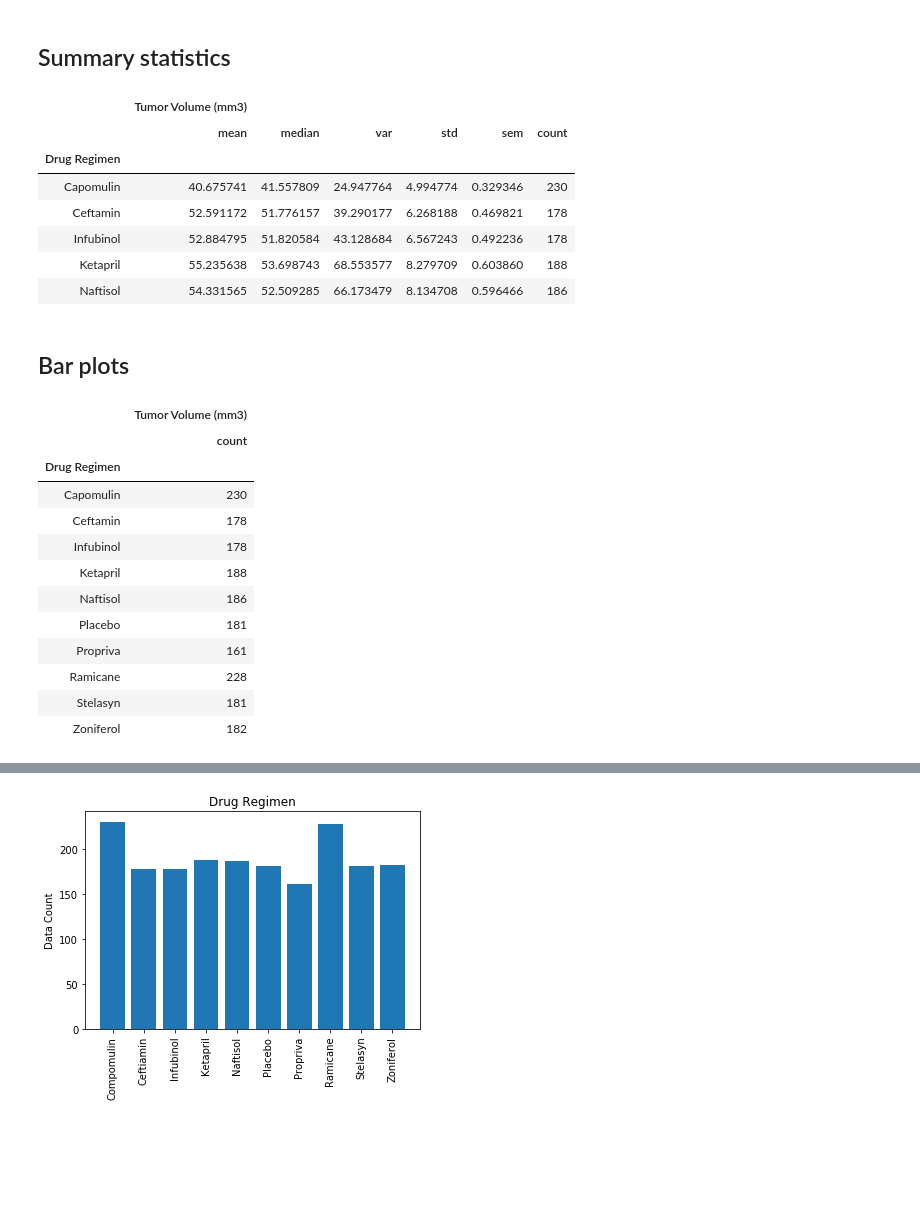
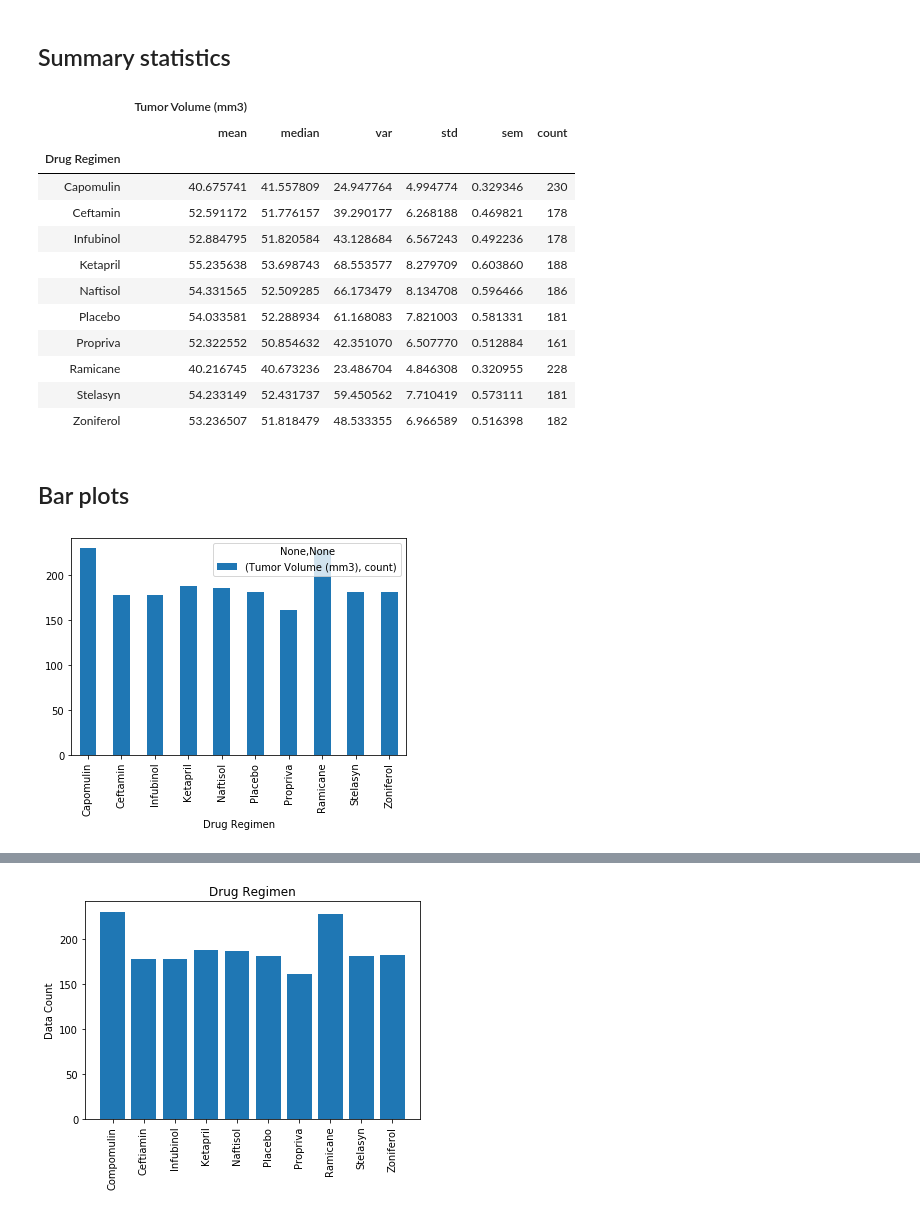
Before and after one commit to GJDoug/douglassMatplotlibChallenge, a Jupyter notebook: Pymaceuticals/pymaceuticals_starter.ipynb, the cells around one changed output, grey strips where cells are left out. Saved outputs shown, nothing was run; the diff lists cells and outputs as text; code cells hidden in the pictures; blank space fills up the shorter version.

Commit message:
MatPlot Update 2

```diff
--- a/Pymaceuticals/pymaceuticals_starter.ipynb
+++ b/Pymaceuticals/pymaceuticals_starter.ipynb
@@ -39,34 +38,32 @@ combined
 # %%
 # Generate a summary statistics table of mean, median, variance, standard deviation, and SEM of the tumor volume for each regimen
 TumorVol = combined.loc[:, ['Drug Regimen', 'Tumor Volume (mm3)']]
 summary = TumorVol.groupby(['Drug Regimen']).agg({"Tumor Volume (mm3)" :['mean', 'median', 'var', 'std','sem','count']})
-summary.head()
+summary
 # %% [output]
 |  | Tumor Volume (mm3) |  |  |  |  |  |
 |  | mean | median | var | std | sem | count |
 | Drug Regimen |  |  |  |  |  |  |
 | Capomulin | 40.675741 | 41.557809 | 24.947764 | 4.994774 | 0.329346 | 230 |
 | Ceftamin | 52.591172 | 51.776157 | 39.290177 | 6.268188 | 0.469821 | 178 |
 | Infubinol | 52.884795 | 51.820584 | 43.128684 | 6.567243 | 0.492236 | 178 |
 | Ketapril | 55.235638 | 53.698743 | 68.553577 | 8.279709 | 0.603860 | 188 |
 | Naftisol | 54.331565 | 52.509285 | 66.173479 | 8.134708 | 0.596466 | 186 |
+| Placebo | 54.033581 | 52.288934 | 61.168083 | 7.821003 | 0.581331 | 181 |
+| Propriva | 52.322552 | 50.854632 | 42.351070 | 6.507770 | 0.512884 | 161 |
+| Ramicane | 40.216745 | 40.673236 | 23.486704 | 4.846308 | 0.320955 | 228 |
+| Stelasyn | 54.233149 | 52.431737 | 59.450562 | 7.710419 | 0.573111 | 181 |
+| Zoniferol | 53.236507 | 51.818479 | 48.533355 | 6.966589 | 0.516398 | 182 |
 # %% [markdown]
 ## Bar plots
 # %%
 # Generate a bar plot showing number of data points for each treatment regimen using pandas
-count_summary = TumorVol.groupby(['Drug Regimen']).agg({"Tumor Volume (mm3)" :['count']})
-count_summary
+TumorVol = combined.loc[:, ['Drug Regimen', 'Tumor Volume (mm3)']]
+summary = TumorVol.groupby(['Drug Regimen']).agg({"Tumor Volume (mm3)" :['count']})
+summary
+
+df = pd.DataFrame(summary)
+df.plot(kind="bar", figsize=(6,4))
+plt.show()
 # %% [output]
-|  | Tumor Volume (mm3) |
-|  | count |
-| Drug Regimen |  |
-| Capomulin | 230 |
-| Ceftamin | 178 |
-| Infubinol | 178 |
-| Ketapril | 188 |
-| Naftisol | 186 |
-| Placebo | 181 |
-| Propriva | 161 |
-| Ramicane | 228 |
-| Stelasyn | 181 |
-| Zoniferol | 182 |
+[figure, added]
```
Also changed, not shown: parts of 21 cells of this notebook.
